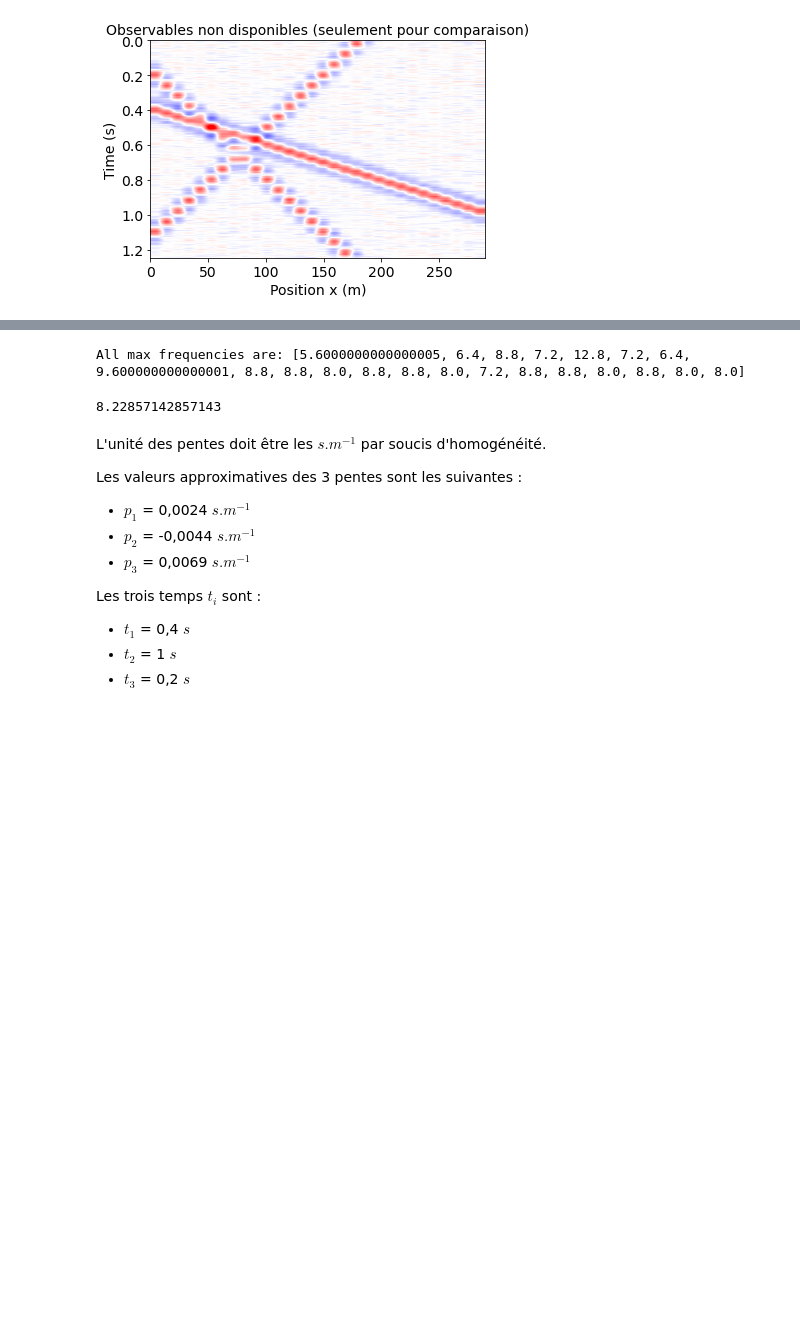
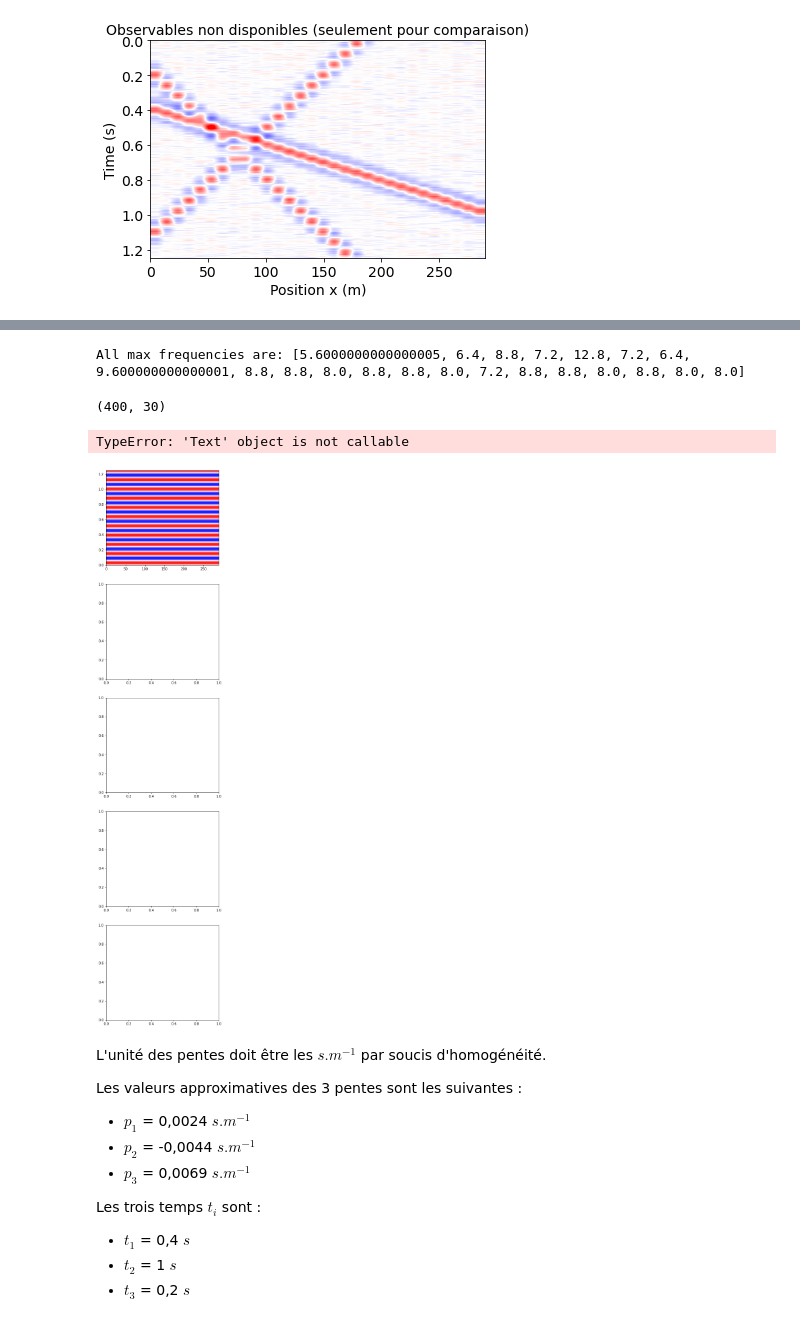
Before and after one commit to 21Vania/TDS, a Jupyter notebook: mini_projet_groupe1.ipynb, the cells around one changed output, grey strips where cells are left out. Saved outputs shown, nothing was run; the diff lists cells and outputs as text; code cells hidden in the pictures; blank space fills up the shorter version.

```diff
--- a/mini_projet_groupe1.ipynb
+++ b/mini_projet_groupe1.ipynb
@@ -123,18 +123,6 @@ def get_max_moyenne(panel):
    print(f"All max frequencies are: {maxfreqs}")
    return np.mean(maxfreqs)
 
-get_max_moyenne(gpanel)
+fc = get_max_moyenne(gpanel)
 # %% [output]
 All max frequencies are: [5.6000000000000005, 6.4, 8.8, 7.2, 12.8, 7.2, 6.4, 9.600000000000001, 8.8, 8.8, 8.0, 8.8, 8.8, 8.0, 7.2, 8.8, 8.8, 8.0, 8.8, 8.0, 8.0]
-8.22857142857143
-# %%
-vmax    = np.max(np.abs(gpanel))
-fig = plt.figure()
-av = plt.subplot(111)
-plt.imshow(gpanel,extent=[ax[0],ax[-1],at[-1],at[0]],aspect='auto')
-plt.title('Observables (avec traces manquantes, mises à zero)', fontsize = labelsize)
-av.set_ylabel("Time (s)", fontsize = labelsize)
-av.set_xlabel("Position x (m)", fontsize = labelsize)
-av.tick_params(axis='both', which='major', labelsize=labelsize)
-plt.clim([-vmax,vmax])
-plt.set_cmap('bwr')
@@ -141,3 +131,23 @@ plt.set_cmap('bwr')
+# %%
+#tracer d(t,x) pour differentes valeurs de p
+numberofplots = 5
+fig, axes = plt.subplots(numberofplots,1, figsize = (6, 30))
+xs,ts = np.meshgrid(ax,at)
+print(xs.shape)
+for p in range(numberofplots):
+   dtx = np.sin(2*np.pi*fc*(ts-p*xs))
+   axes[p].contourf(ax,at,dtx)
+   axes[p].title(f'd(t,x) pour p={p}', fontsize = labelsize)
+   axes[p].set_ylabel("Time (s)", fontsize = labelsize)
+   axes[p].set_xlabel("Position x (m)", fontsize = labelsize)
+   axes[p].tick_params(axis='both', which='major', labelsize=labelsize)
+   axes[p].clim([-vmax,vmax])
+   axes[p].set_cmap('bwr')
+   axes[p].legend()
+# %% [output]
+(400, 30)
+TypeError: 'Text' object is not callable
+[figure, added]
 # %% [markdown]
 L'unité des pentes doit être les $s.m^{-1}$ par soucis d'homogénéité.
 
```
Also changed, not shown: parts of 1 cell of this notebook.
